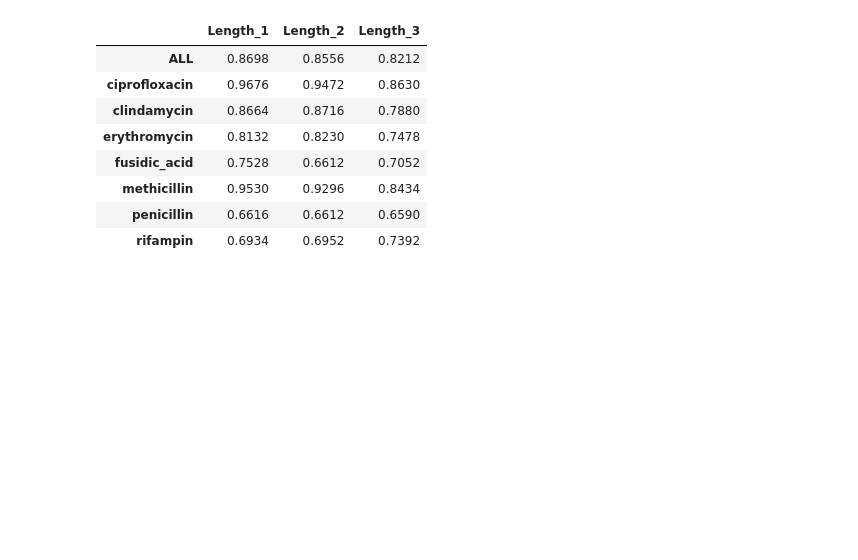
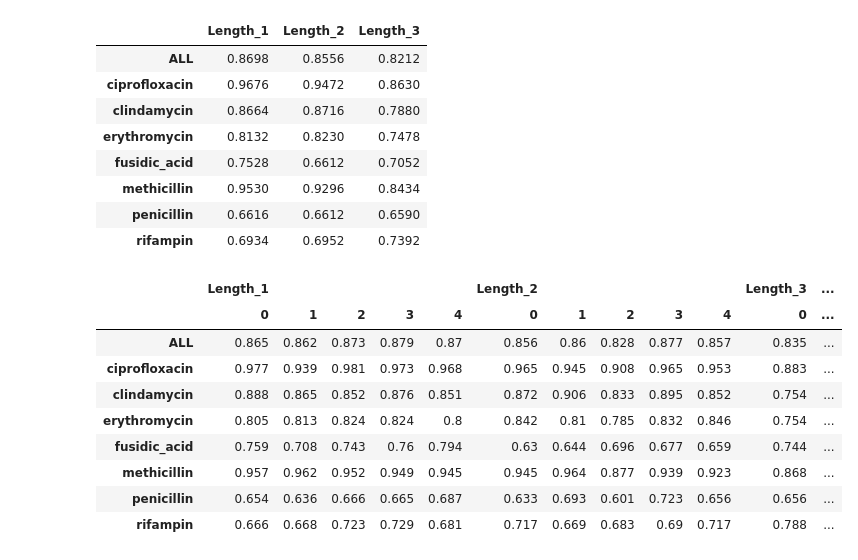
Before and after one commit to brunafistarol/MasterProjectDevelopment, a Jupyter notebook: Staphylococcus_aureus/6.Results.ipynb, the cells around one changed output. Drawn from its saved outputs; the diff is of its cells as text; code cells hidden in the pictures; blank space fills up the shorter version.

```diff
--- a/Staphylococcus_aureus/6.Results.ipynb
+++ b/Staphylococcus_aureus/6.Results.ipynb
@@ -44,3 +44,16 @@ mean_results
 | methicillin | 0.9530 | 0.9296 | 0.8434 |
 | penicillin | 0.6616 | 0.6612 | 0.6590 |
 | rifampin | 0.6934 | 0.6952 | 0.7392 |
+# %%
+results
+# %% [output]
+|  | Length_1 |  |  |  |  | Length_2 |  |  |  |  | Length_3 | ... |
+|  | 0 | 1 | 2 | 3 | 4 | 0 | 1 | 2 | 3 | 4 | 0 | ... |
+| ALL | 0.865 | 0.862 | 0.873 | 0.879 | 0.87 | 0.856 | 0.86 | 0.828 | 0.877 | 0.857 | 0.835 | ... |
+| ciprofloxacin | 0.977 | 0.939 | 0.981 | 0.973 | 0.968 | 0.965 | 0.945 | 0.908 | 0.965 | 0.953 | 0.883 | ... |
+| clindamycin | 0.888 | 0.865 | 0.852 | 0.876 | 0.851 | 0.872 | 0.906 | 0.833 | 0.895 | 0.852 | 0.754 | ... |
+| erythromycin | 0.805 | 0.813 | 0.824 | 0.824 | 0.8 | 0.842 | 0.81 | 0.785 | 0.832 | 0.846 | 0.754 | ... |
+| fusidic_acid | 0.759 | 0.708 | 0.743 | 0.76 | 0.794 | 0.63 | 0.644 | 0.696 | 0.677 | 0.659 | 0.744 | ... |
+| methicillin | 0.957 | 0.962 | 0.952 | 0.949 | 0.945 | 0.945 | 0.964 | 0.877 | 0.939 | 0.923 | 0.868 | ... |
+| penicillin | 0.654 | 0.636 | 0.666 | 0.665 | 0.687 | 0.633 | 0.693 | 0.601 | 0.723 | 0.656 | 0.656 | ... |
+| rifampin | 0.666 | 0.668 | 0.723 | 0.729 | 0.681 | 0.717 | 0.669 | 0.683 | 0.69 | 0.717 | 0.788 | ... |
```
Also changed, not shown: 1 other file.
